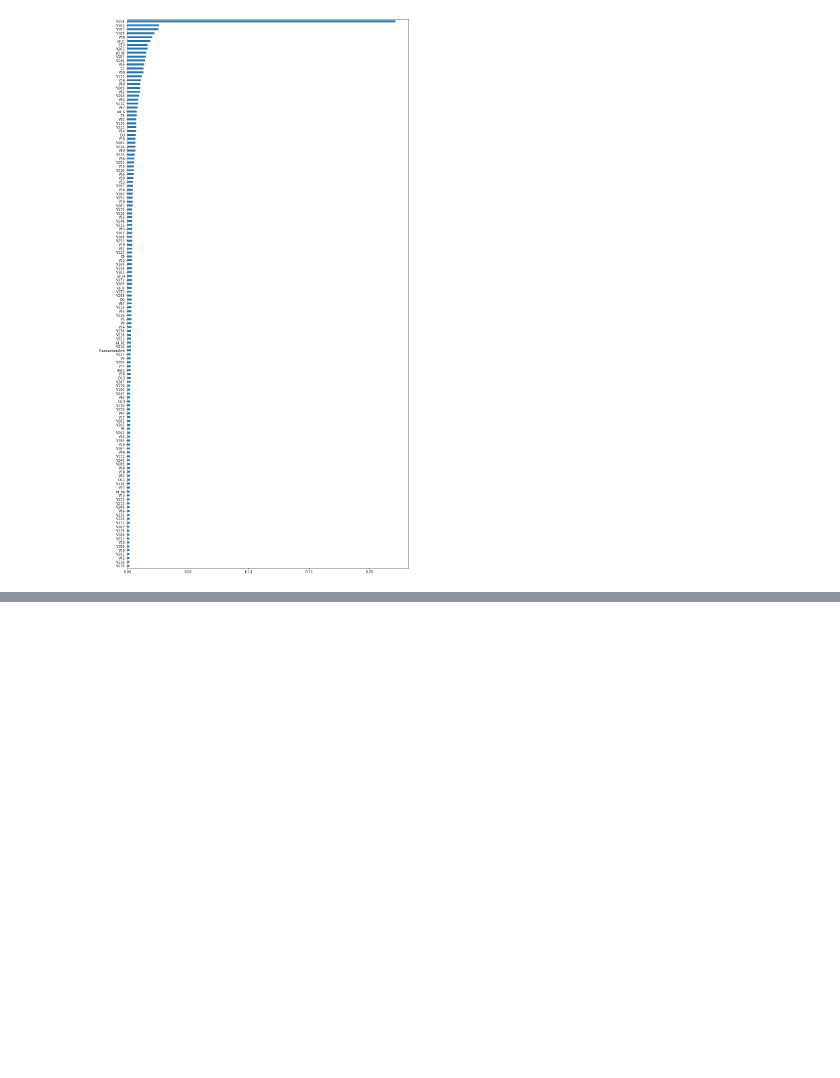
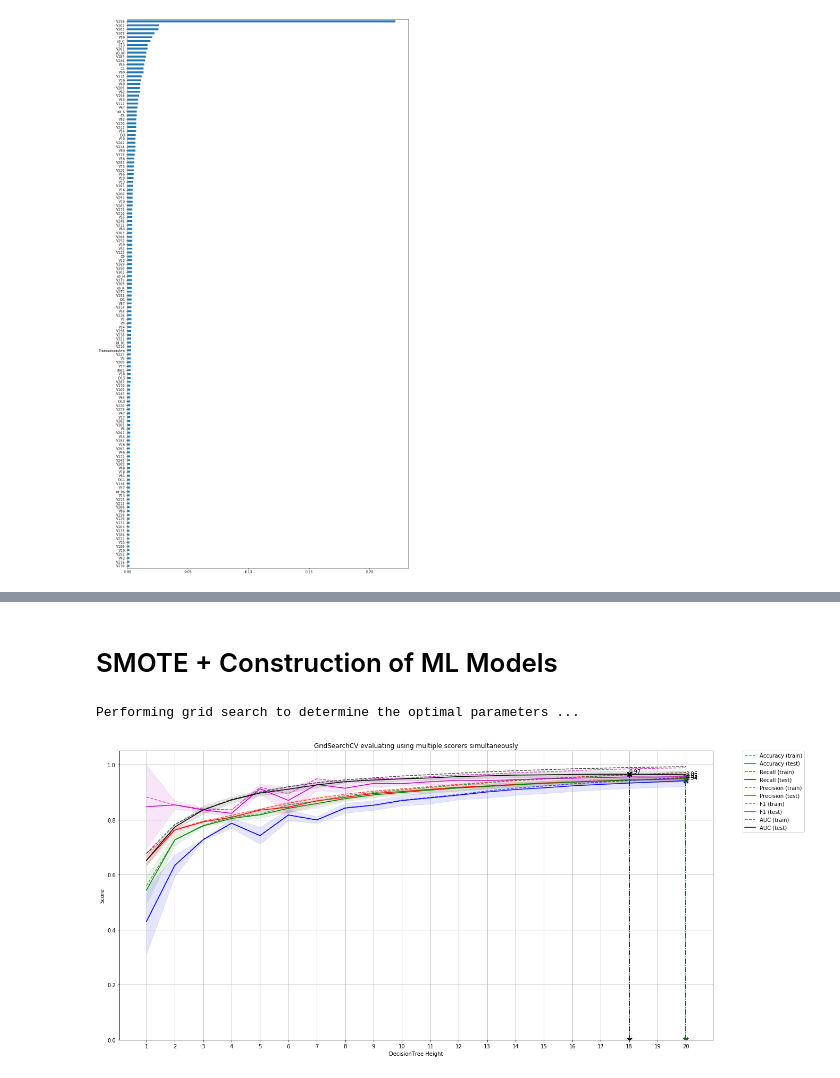
Before and after one commit to kparthan/ieee-fraud-detection, a Jupyter notebook: Fraud_Detection_Approach2.ipynb, the cells around one changed output, grey strips where cells are left out. Cells and saved outputs as stored; diff of their text form; code cells hidden in the pictures; blank space fills up the shorter version.

```diff
--- a/Fraud_Detection_Approach2.ipynb
+++ b/Fraud_Detection_Approach2.ipynb
@@ -465,8 +464,15 @@ corr_matrix2 = pd.DataFrame(np.zeros((m, m)), index=cat_features, columns=cat_fe
 # %% [output]
 35
 # %%
-for i in range(m):
-    f1 = cat_features[i]
-    for j in range(i+1, m):
-        f2 = cat_features[j]
-        corr_matrix2.loc[f1, f2] = categorical_correlation(df_train_full, f1, f2)
+%%time
+if 0:
+    corr_matrix2 = pd.DataFrame(np.zeros((m, m)), index=cat_features, columns=cat_features)
+    for i in range(m):
+        f1 = cat_features[i]
+        for j in range(i+1, m):
+            #print (i, j)
+            f2 = cat_features[j]
+            corr_matrix2.loc[f1, f2] = categorical_correlation(df_train_full, f1, f2)
+    corr_matrix2.to_pickle('./data/pickles/approach2/corr_matrix2.pkl')
+else:
+    corr_matrix2 = pd.read_pickle('./data/pickles/approach2/corr_matrix2.pkl')
@@ -1065,0 +1078,6 @@ plt.show()
+# %%
+X = df_train[model_features].copy()
+y = df_train['isFraud'].copy()
+
+print(X.shape)
+X.head()
@@ -1065,0 +1105,11 @@ plt.show()
+# %%
+# Oversampling the failure = 1 class using SMPOTE method
+def oversample(X, y):
+    # apply SMOTE
+    method = SMOTE(kind='regular')
+    X_res, y_res = method.fit_sample(X, y)
+
+    Xnew = pd.DataFrame(X_res)
+    Xnew.columns = X.columns
+    ynew = pd.Series(y_res)
+    return Xnew, ynew
@@ -1065,0 +1217,11 @@ plt.show()
+# %% [markdown]
+# SMOTE + Construction of ML Models
+# %%
+%%time
+# Decision Tree
+model_type = 'Decision Tree'
+model, model_parameter_grid = instantiate(model_type)
+grid_search_output, optimal_model = build_optimal_model(model_type, model, model_parameter_grid, Xnew, ynew, crossvalidation, scoring_metrics)
+# %% [output]
+Performing grid search to determine the optimal parameters ...
+[figure, added]
```
Also changed, not shown: parts of 50 cells of this notebook, 1 other file.
